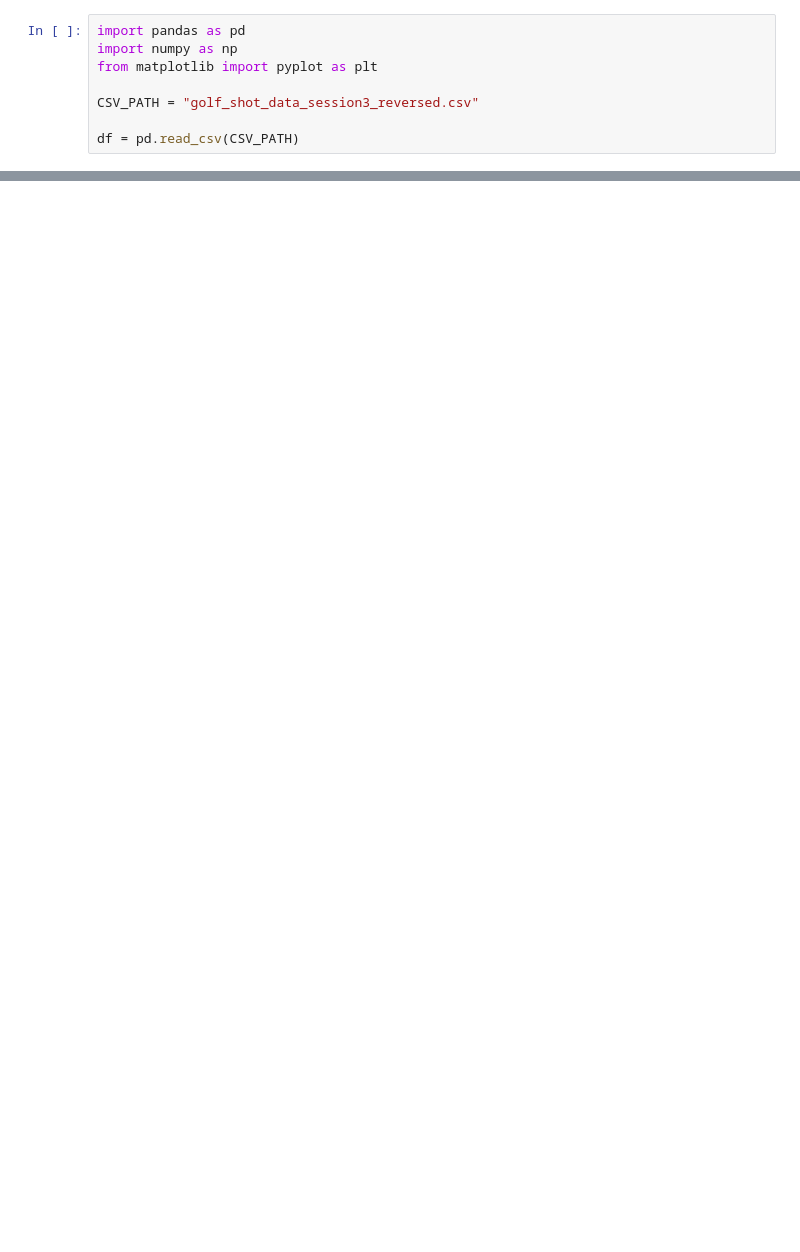
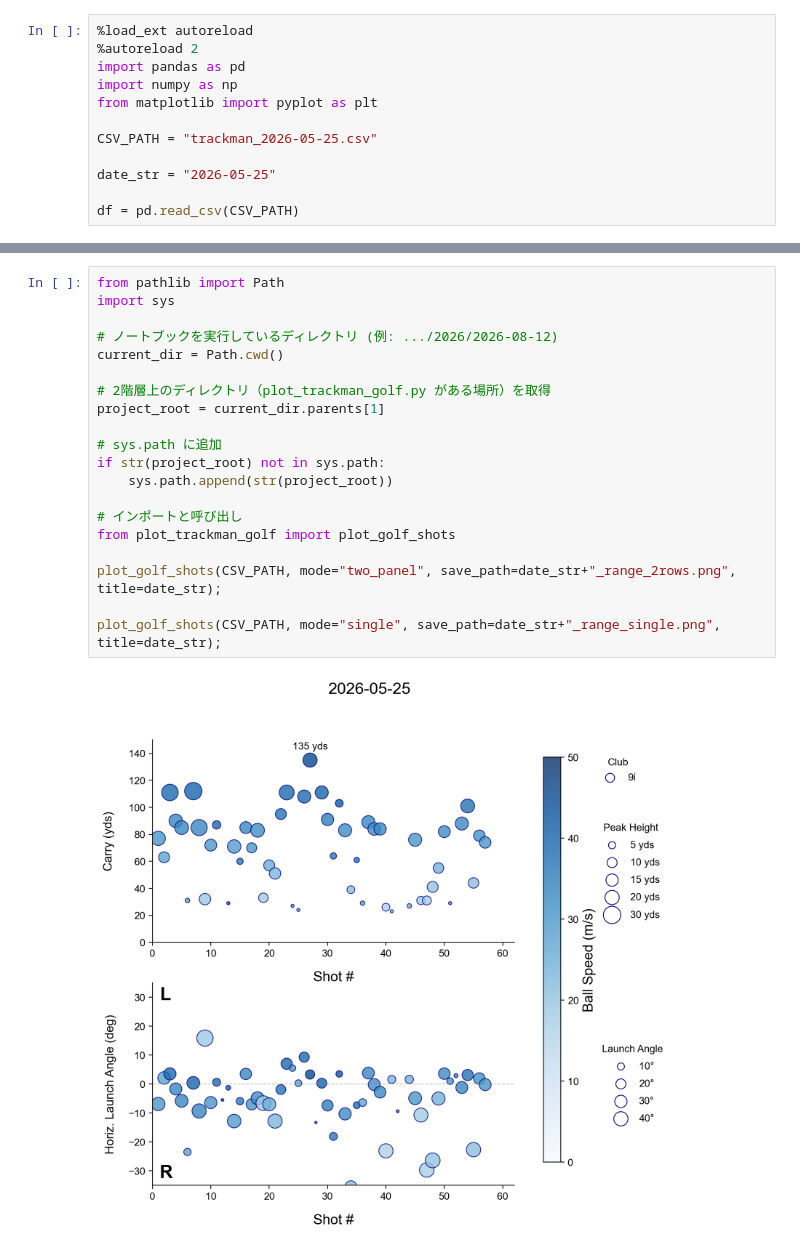
Before and after one commit to kouichi-c-nakamura/trackman-golf, a Jupyter notebook: 2026/2026-05-25 range/2026_05_25.ipynb, the cells around one changed output, grey strips where cells are left out. Saved outputs shown, nothing was run; the diff lists cells and outputs as text; blank space fills up the shorter version.

```diff
--- a/2026/2026-05-25 range/2026_05_25.ipynb
+++ b/2026/2026-05-25 range/2026_05_25.ipynb
@@ -1,8 +1,12 @@
 # %%
+%load_ext autoreload
+%autoreload 2
 import pandas as pd
 import numpy as np
 from matplotlib import pyplot as plt
 
-CSV_PATH = "golf_shot_data_session3_reversed.csv"
+CSV_PATH = "trackman_2026-05-25.csv"
+
+date_str = "2026-05-25"
 
 df = pd.read_csv(CSV_PATH)
@@ -77,0 +21,22 @@ plt.show()
+# %%
+from pathlib import Path
+import sys
+
+# ノートブックを実行しているディレクトリ (例: .../2026/2026-08-12)
+current_dir = Path.cwd()
+
+# 2階層上のディレクトリ（plot_trackman_golf.py がある場所）を取得
+project_root = current_dir.parents[1]
+
+# sys.path に追加
+if str(project_root) not in sys.path:
+    sys.path.append(str(project_root))
+
+# インポートと呼び出し
+from plot_trackman_golf import plot_golf_shots
+
+plot_golf_shots(CSV_PATH, mode="two_panel", save_path=date_str+"_range_2rows.png", title=date_str);
+
+plot_golf_shots(CSV_PATH, mode="single", save_path=date_str+"_range_single.png", title=date_str);
+# %% [output]
+[figure, added]
```
Also changed, not shown: parts of 6 cells of this notebook, 5 other files.
